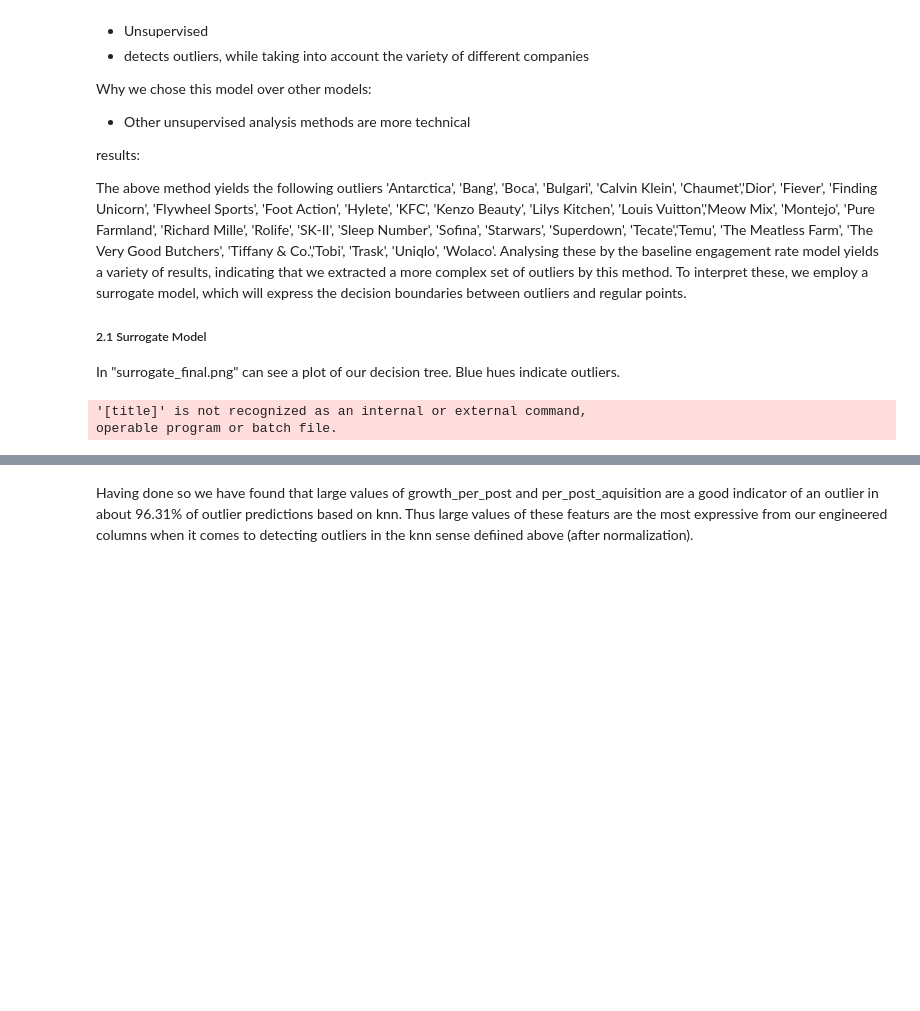
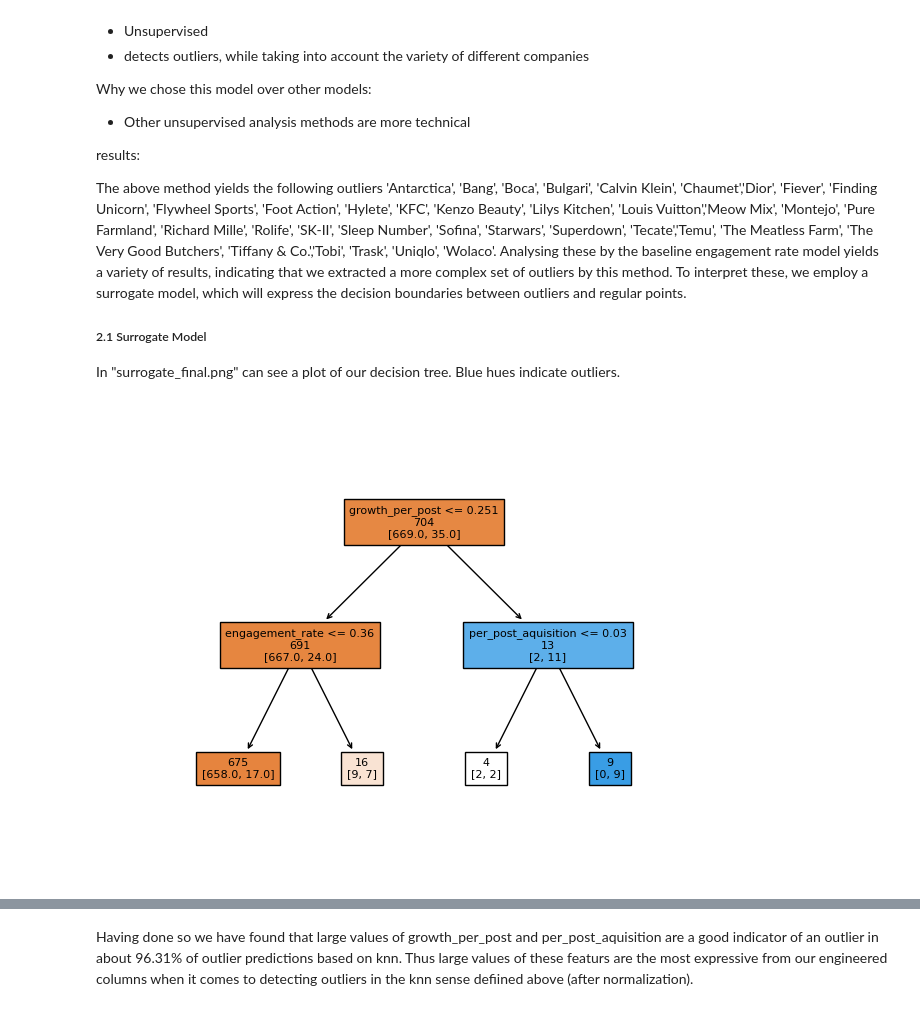
Before and after one commit to noahsta/datathon, a Jupyter notebook: docs/technical_report.ipynb, the cells around one changed output, grey strips where cells are left out. Drawn from its saved outputs; the diff is of its cells as text; code cells hidden in the pictures; blank space fills up the shorter version.

```diff
--- a/docs/technical_report.ipynb
+++ b/docs/technical_report.ipynb
@@ -286,10 +259,9 @@ The above method yields the following outliers 'Antarctica', 'Bang', 'Boca', 'Bu
 In "surrogate_final.png" can see a plot of our decision tree. Blue hues indicate outliers.
 # %%
 from IPython.display import Image
-test = Image("surrogate_final.png")
+Image("surrogate_final.png")
 # %% [output]
-'[title]' is not recognized as an internal or external command,
-operable program or batch file.
+[figure, added]
 # %% [markdown]
 ![title](surrogate_final.png)
 # %% [markdown]
```
Also changed, not shown: parts of 9 cells of this notebook, 1 other file.
